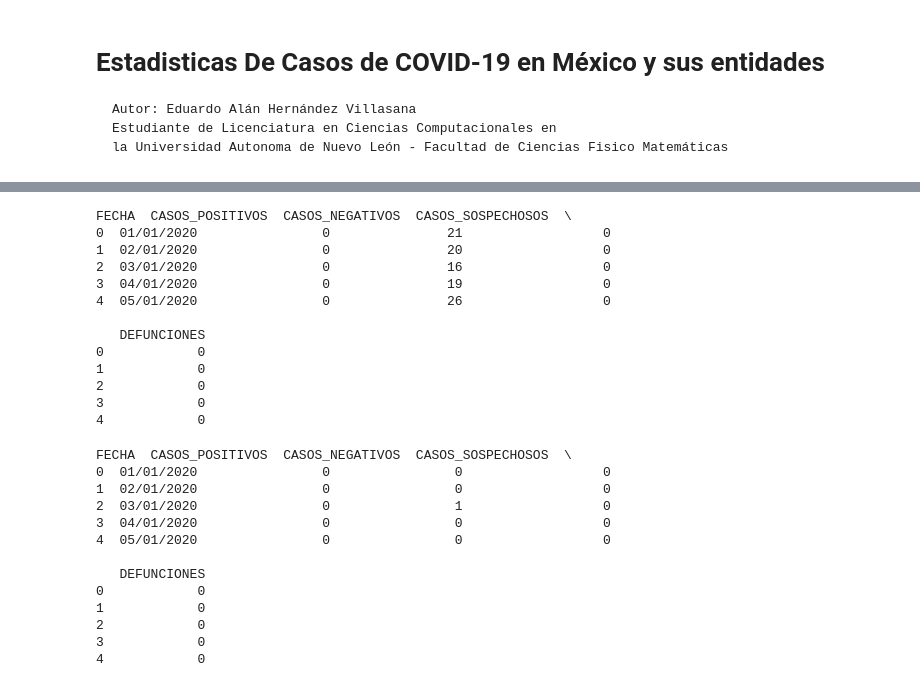
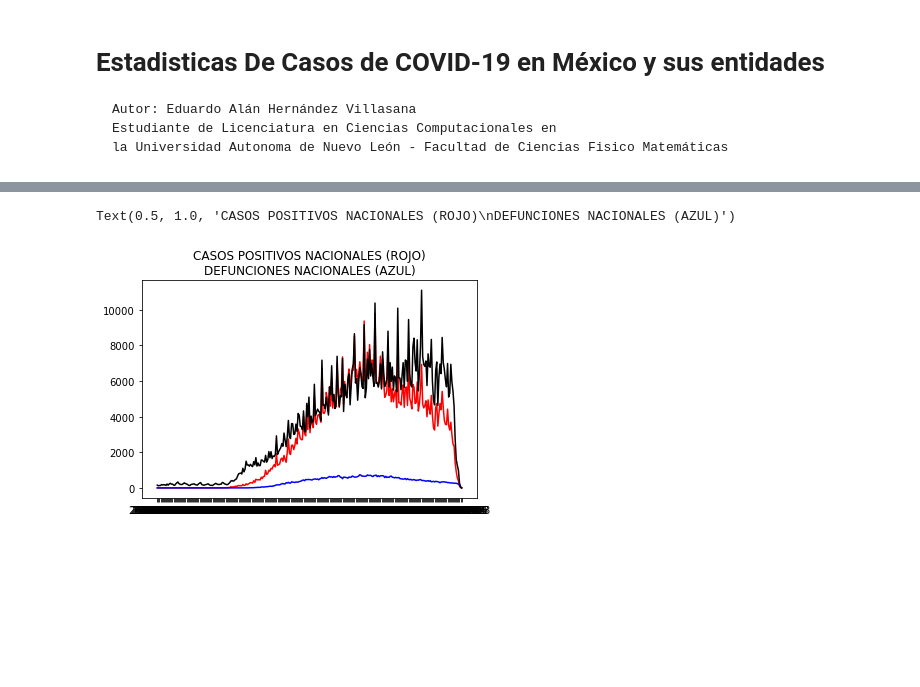
Before and after one commit to EduHdzVillasana/COVIDSTATSMX, a Jupyter notebook: Scripts/COVID_NB.ipynb, the cells around one changed output, grey strips where cells are left out. Drawn from its saved outputs; the diff is of its cells as text; code cells hidden in the pictures; blank space fills up the shorter version.

```diff
--- a/Scripts/COVID_NB.ipynb
+++ b/Scripts/COVID_NB.ipynb
@@ -136,9 +155,9 @@ def obtenerCasosPorDia (covid_df, estado = 0, municipios = []):
 
     # Se ordenan las fechas, debido al formato (dd/mm/aaaa) se tiene que invertir a (mm/dd/aaaa) para ordenarlo y después se devuelven a
     # su posicion original
-    fechas = invertirLista(fechas)
+    #fechas = invertirLista(fechas)
     fechas.sort()
-    fechas = invertirLista(fechas)
+    #fechas = invertirLista(fechas)
     casosPorDia ["FECHA"] = fechas
     # Se filtran los datos y se cuentan los casos positivos, negativos, sospechosos, y defunciones confirmadas por cada fecha
     # Para los casos positivos, negativos y sospechosos la columna "FECHA" representa su fecha de inicio de sintomas,
@@ -213,36 +238,24 @@ Total de casos estudiados: 1048575
 # %%
 casosPorDia_dict = obtenerCasosPorDia(covid_df)
 casosPorDia_df = ps.DataFrame(casosPorDia_dict)
-print(casosPorDia_df.head())
+guardarDataFrame (path = "C:/Users/alana/Documents/COVIDSTATS/CASOSPORDIA",
+nombre = fecha_actualizacion + "-NACIONAL.xls",
+tipo = ".xls",
+dataFrame = casosPorDia_df)
-# %% [output]
-FECHA  CASOS_POSITIVOS  CASOS_NEGATIVOS  CASOS_SOSPECHOSOS  \
-0  01/01/2020                0               21                  0
-1  02/01/2020                0               20                  0
-2  03/01/2020                0               16                  0
-3  04/01/2020                0               19                  0
-4  05/01/2020                0               26                  0
-
-   DEFUNCIONES
-0            0
-1            0
-2            0
-3            0
-4            0
+# %%
+%matplotlib inline
+plt.plot(casosPorDia_df["FECHA"],casosPorDia_df["CASOS_POSITIVOS"],"r")
+plt.plot(casosPorDia_df["FECHA"],casosPorDia_df["DEFUNCIONES"],"b")
+plt.plot(casosPorDia_df["FECHA"],casosPorDia_df["CASOS_NEGATIVOS"],"black")
+plt.title("CASOS POSITIVOS NACIONALES (ROJO)\nDEFUNCIONES NACIONALES (AZUL)")
+# %% [output]
+Text(0.5, 1.0, 'CASOS POSITIVOS NACIONALES (ROJO)\nDEFUNCIONES NACIONALES (AZUL)')
+[figure, added]
 # %%
-casosPorDia_dict = obtenerCasosPorDia(covid_df, NuevoLeon, zonaMetroMty)
-ZM_MTY_df = ps.DataFrame(casosPorDia_dict)
-print(ZM_MTY_df.head())
+#casosPorDia_dict = obtenerCasosPorDia(covid_df, NuevoLeon, zonaMetroMty)
+#ZM_MTY_df = ps.DataFrame(casosPorDia_dict)
+
+#guardarDataFrame (path = "C:/Users/alana/Documents/COVIDSTATS/CASOSPORDIA",
+#nombre = fecha_actualizacion + "-ZONA-METRO-MTY.xls",
+#tipo = ".xls",
+#dataFrame = ZM_MTY_df)
-# %% [output]
-FECHA  CASOS_POSITIVOS  CASOS_NEGATIVOS  CASOS_SOSPECHOSOS  \
-0  01/01/2020                0                0                  0
-1  02/01/2020                0                0                  0
-2  03/01/2020                0                1                  0
-3  04/01/2020                0                0                  0
-4  05/01/2020                0                0                  0
-
-   DEFUNCIONES
-0            0
-1            0
-2            0
-3            0
-4            0
```
Also changed, not shown: parts of 24 cells of this notebook.
